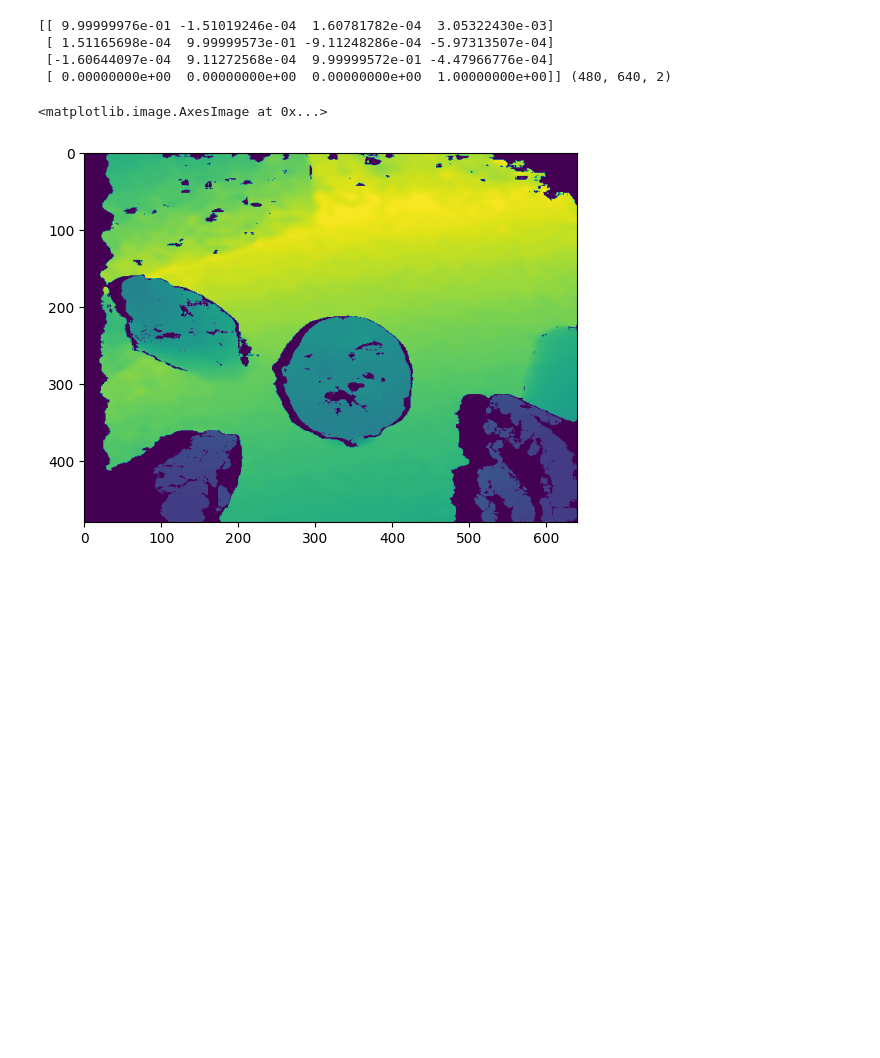
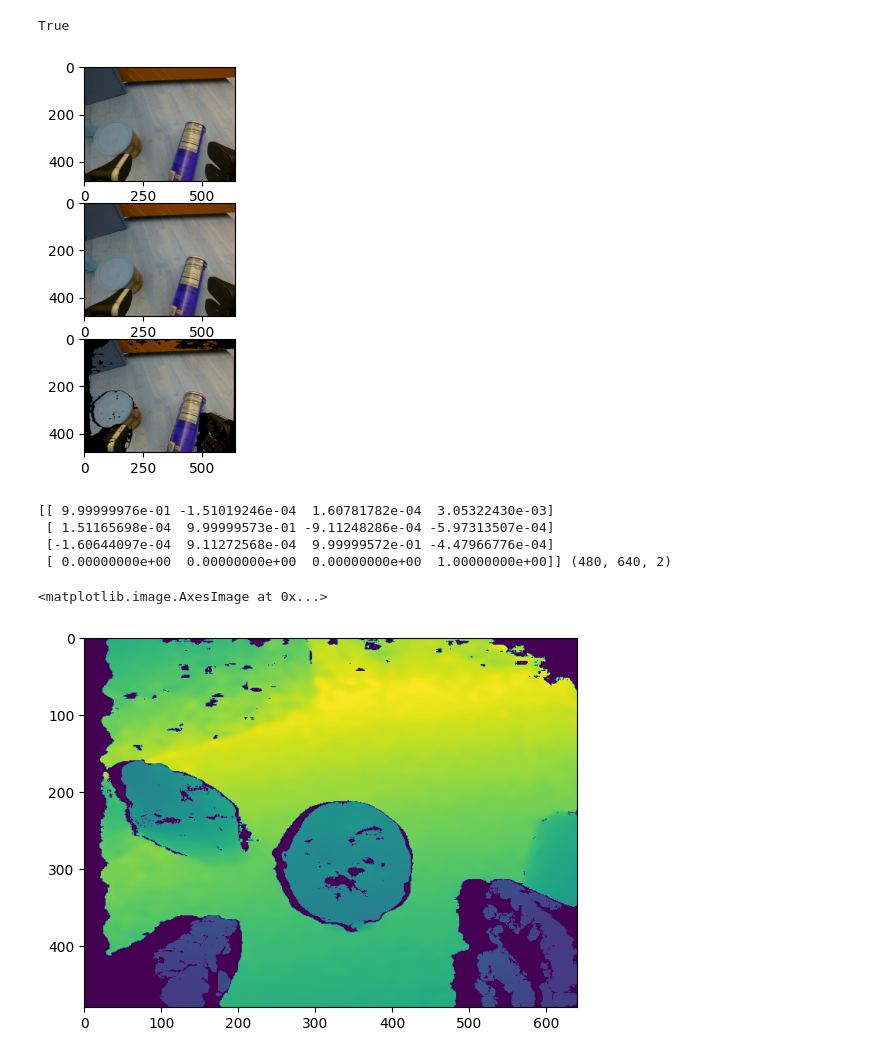
Before and after one commit to kracon7/feature_tracking, a Jupyter notebook: feature_tracking/test.ipynb, the cells around one changed output. Drawn from its saved outputs; the diff is of its cells as text; code cells hidden in the pictures; blank space fills up the shorter version.

Commit message:
Track every k frames

```diff
--- a/feature_tracking/test.ipynb
+++ b/feature_tracking/test.ipynb
@@ -35,42 +35,64 @@ def project(points, camera_k):
     return pixels[:,:2]
 # %%
 depth_dir = '/home/jiacheng/tmp/gmflow_gt_slow/depth/'
+color_dir = '/home/jiacheng/tmp/gmflow_gt_slow/color'
 pose_dir = '/home/jiacheng/tmp/gmflow_gt_slow/pose'
-raw_flow_dir = '/home/jiacheng/tmp/gmflow_gt_slow/raw_flow/'
-depth_flist = os.listdir(depth_dir)
-pose_flist = os.listdir(pose_dir)
-raw_flow_flist = os.listdir(raw_flow_dir)
-depth_flist.sort()
-pose_flist.sort()
-raw_flow_flist.sort()
+raw_flow_dir = '/home/jiacheng/tmp/gmflow_gt_slow/flow_raw_pred/'
+depth_flist = sorted(os.listdir(depth_dir))
+color_flist = sorted(os.listdir(color_dir))
+pose_flist = sorted(os.listdir(pose_dir))
+raw_flow_flist = sorted(os.listdir(raw_flow_dir))
 camera_k = np.loadtxt('/home/jiacheng/tmp/gmflow_gt_slow/camera_k.txt')
 
-i = 160
+i = 120
+di = 1
 b_T_cam1 = np.loadtxt(os.path.join(pose_dir, pose_flist[i]))
-b_T_cam2 = np.loadtxt(os.path.join(pose_dir, pose_flist[i+1]))
+b_T_cam2 = np.loadtxt(os.path.join(pose_dir, pose_flist[i+di]))
 depth_1 = np.load(os.path.join(depth_dir, depth_flist[i])).astype('float')
 depth_1 = depth_1 / 1e3
 
 pixels_1, points_1 = lift(depth_1, camera_k)
 
 cam2_T_cam1 = np.linalg.inv(b_T_cam2) @ b_T_cam1
 points_2 = transform_points(points_1, cam2_T_cam1)
 pixels_2 = project(points_2, camera_k)
 
 depth_mask = (depth_1 == 0).reshape(depth_1.shape[0], depth_1.shape[1])
 finger_mask = np.asarray(Image.open('/home/jiacheng/tmp/mask.png'))
 finger_mask = finger_mask[:,:,0] > 0
 mask = finger_mask | depth_mask
 
 flow_gt = (pixels_2 - pixels_1).reshape(depth_1.shape[0], depth_1.shape[1], 2)
 flow_gt[mask] = 0
 flow_mag_gt = np.linalg.norm(flow_gt, axis=2)
 
 flow_pred = np.load(os.path.join(raw_flow_dir, raw_flow_flist[i]))
 flow_pred[mask] = 0
 flow_mag_pred = np.linalg.norm(flow_pred, axis=2)
 
 mag_diff = np.abs(flow_mag_pred - flow_mag_gt)
+
+# Reproject color to new frame
+img_1 = np.load(os.path.join(color_dir, color_flist[i]))
+img_2 = np.load(os.path.join(color_dir, color_flist[i+di]))
+img_3 = np.zeros_like(img_1).reshape(-1,3)
+
+im_h, im_w = img_1.shape[0], img_1.shape[1]
+inbound = (pixels_2[:,0] > 0) & (pixels_2[:,0] < im_w) & (pixels_2[:,1] > 0) & (pixels_2[:,1] < im_h)
+for i in range(inbound.shape[0]):
+    if inbound[i]:
+        img_3[i] = img_2[int(pixels_2[i, 1]), int(pixels_2[i,0])]
+img_3 = img_3.reshape(im_h, im_w, 3)
+
+f, axes = plt.subplots(3, 1)
+axes[0].imshow(img_1)
+axes[1].imshow(img_2)
+axes[2].imshow(img_3)
+canvas = np.concatenate([img_1, img_2, img_3], axis=0)
+cv2.imwrite('/home/jiacheng/gt_validation.png', canvas)
+# %% [output]
+True
+[figure, added]
 # %%
 print(cam2_T_cam1, flow_pred.shape)
 plt.imshow(depth_1)
```
Also changed, not shown: parts of 4 cells of this notebook, 3 other files.
